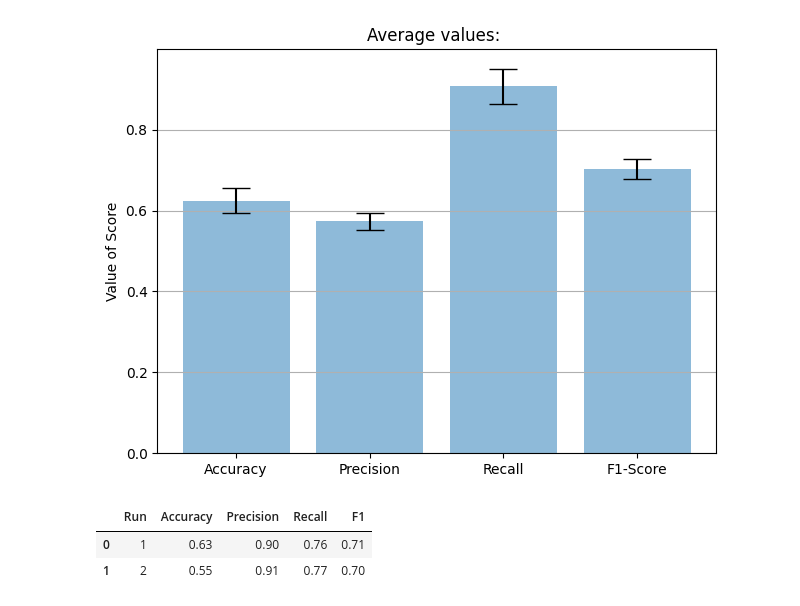
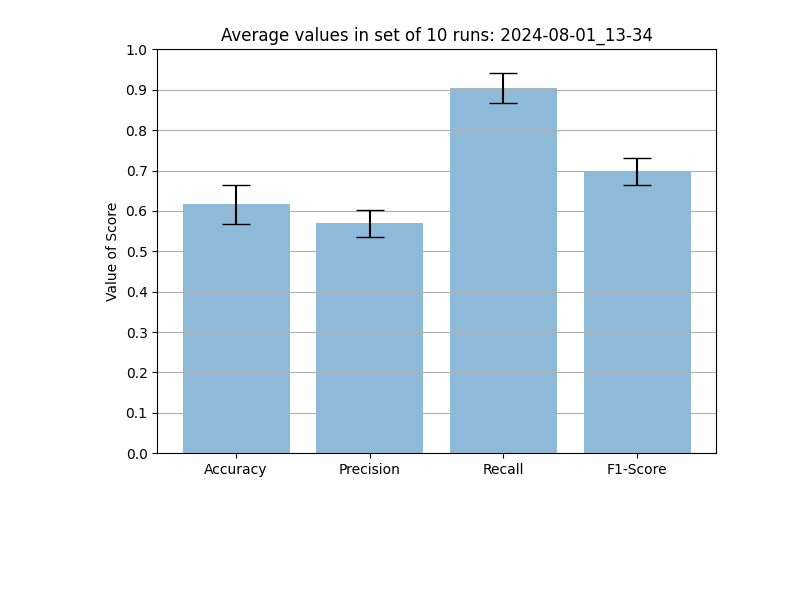
Before and after one commit to Jonas-Barth/bachelor, a Jupyter notebook: score calcs.ipynb, the cells around one changed output. Cells and saved outputs as stored; diff of their text form; code cells hidden in the pictures; blank space fills up the shorter version.

```diff
--- a/score calcs.ipynb
+++ b/score calcs.ipynb
@@ -34,7 +34,7 @@ def matrixPlotRuns (accuracy, precision, recall, f1scores, path, name):
     ax.set_ylabel('Value of Score')
     ax.set_xticks(x_pos)
     ax.set_xticklabels(labels)
-    ax.set_title('Average values in set of runs: ' + name)
+    ax.set_title('Average values in set of ' + str(len(accuracy)) + ' runs: ' + name) # len(accuracy) also returns the amount of runs
     ax.yaxis.grid(True)
     plt.ylim(0, 1)
     plt.yticks(np.arange(0, 1.1, 0.1))
@@ -47,19 +95,12 @@ def matrixPlotRuns (accuracy, precision, recall, f1scores, path, name):
 # %%
+# average values
 import pandas as pd
 
-scoreTable = pd.read_excel("results\\scores.xlsx")
+scoreTable = pd.read_excel("results\\binary\\default\\tweet_eval_irony_train\\100\\gpt-3.5-turbo\\2024-08-01_13-34\\scores.xlsx")
 scoreTable
 
-matrixPlotRuns(scoreTable['Accuracy'].values, scoreTable['Precision'].values, scoreTable['Recall'].values, scoreTable['F1'].values, "results", "2024-08-01-13-57")
+matrixPlotRuns(scoreTable['Accuracy'].values, scoreTable['Precision'].values, scoreTable['Recall'].values, scoreTable['F1'].values, "results\\binary\\default\\tweet_eval_irony_train\\100\\gpt-3.5-turbo\\2024-08-01_13-34", "2024-08-01_13-34")
 
 #scoreTable['Accuracy'].values
 # %% [output]
-[figure, old version]
+[figure, new version]
-# %%
-d = {'Run': [1, 2], 'Accuracy': [0.63, 0.55], 'Precision':[0.90, 0.91], 'Recall': [0.76, 0.77], 'F1': [0.71,0.70]}
-
-pdFrame = pd.DataFrame(data = d)
-# %% [output]
-|  | Run | Accuracy | Precision | Recall | F1 |
-| 0 | 1 | 0.63 | 0.90 | 0.76 | 0.71 |
-| 1 | 2 | 0.55 | 0.91 | 0.77 | 0.70 |
```
Also changed, not shown: parts of 4 cells of this notebook, 27 other files.
